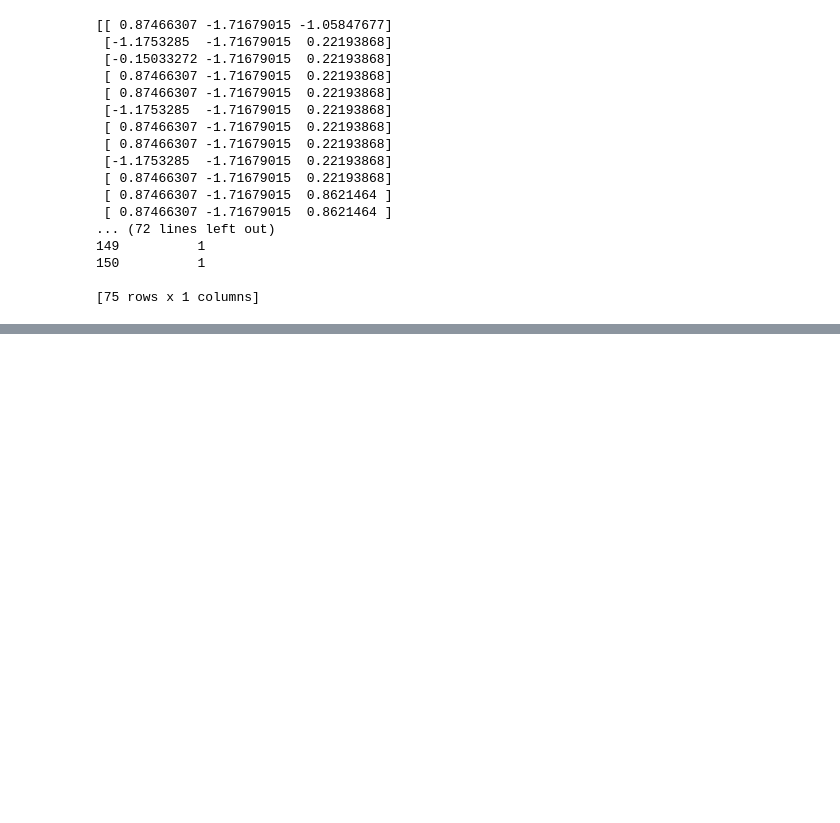
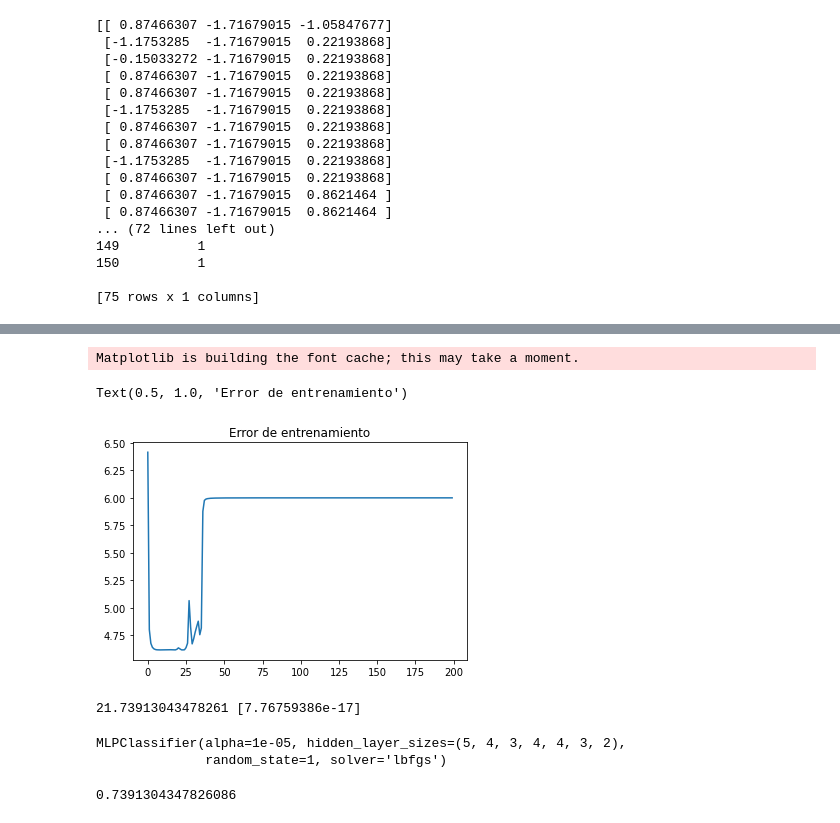
Before and after one commit to jairmmz/Proyecto_InsuficienciaCardiaca_CC, a Jupyter notebook: Insuficiencia_Cardiaca.ipynb, the cells around one changed output, grey strips where cells are left out. Drawn from its saved outputs; the diff is of its cells as text; code cells hidden in the pictures; blank space fills up the shorter version.

Commit message:
entrenamiento y visualizacion de error

```diff
--- a/Insuficiencia_Cardiaca.ipynb
+++ b/Insuficiencia_Cardiaca.ipynb
@@ -512,3 +512,11 @@ error=0.3
 # %%
 # x_train, x_test, y_train, y_test
 pesosCS, pesosCO1, pesosCO2, pesosCO3, pesosCO4, pesosCO5, pesosCO6, pesosCO7,tc1,tc2,tc3,tc4,tc5,tc6,tc7,tcs, errorVec=backpropagation(x_train, y_train,factorAprendizaje, error, max_it, alpha, rho, neuronasC1, neuronasC2, neuronasC3, neuronasC4, neuronasC5,neuronasC6, neuronasC7)
+# %%
+import matplotlib.pyplot as plt
+plt.plot(errorVec)
+plt.title("Error de entrenamiento")
+# %% [output]
+Matplotlib is building the font cache; this may take a moment.
+Text(0.5, 1.0, 'Error de entrenamiento')
+[figure, added]
@@ -514,0 +540,16 @@ pesosCS, pesosCO1, pesosCO2, pesosCO3, pesosCO4, pesosCO5, pesosCO6, pesosCO7,tc
+# %%
+error,emc=errorRNN(x_test, y_test)
+print(error,emc)
+# %% [output]
+21.73913043478261 [7.76759386e-17]
+# %%
+from sklearn.neural_network import MLPClassifier
+clf=MLPClassifier(solver='lbfgs', alpha=1e-5,hidden_layer_sizes=(neuronasC1, neuronasC2,neuronasC3,neuronasC4,neuronasC5,neuronasC6,neuronasC7),random_state=1)
+clf.fit(x_train, y_train)
+# %% [output]
+MLPClassifier(alpha=1e-05, hidden_layer_sizes=(5, 4, 3, 4, 4, 3, 2),
+              random_state=1, solver='lbfgs')
+# %%
+clf.score(x_test, y_test)
+# %% [output]
+0.7391304347826086
```
Also changed, not shown: parts of 2 cells of this notebook.
